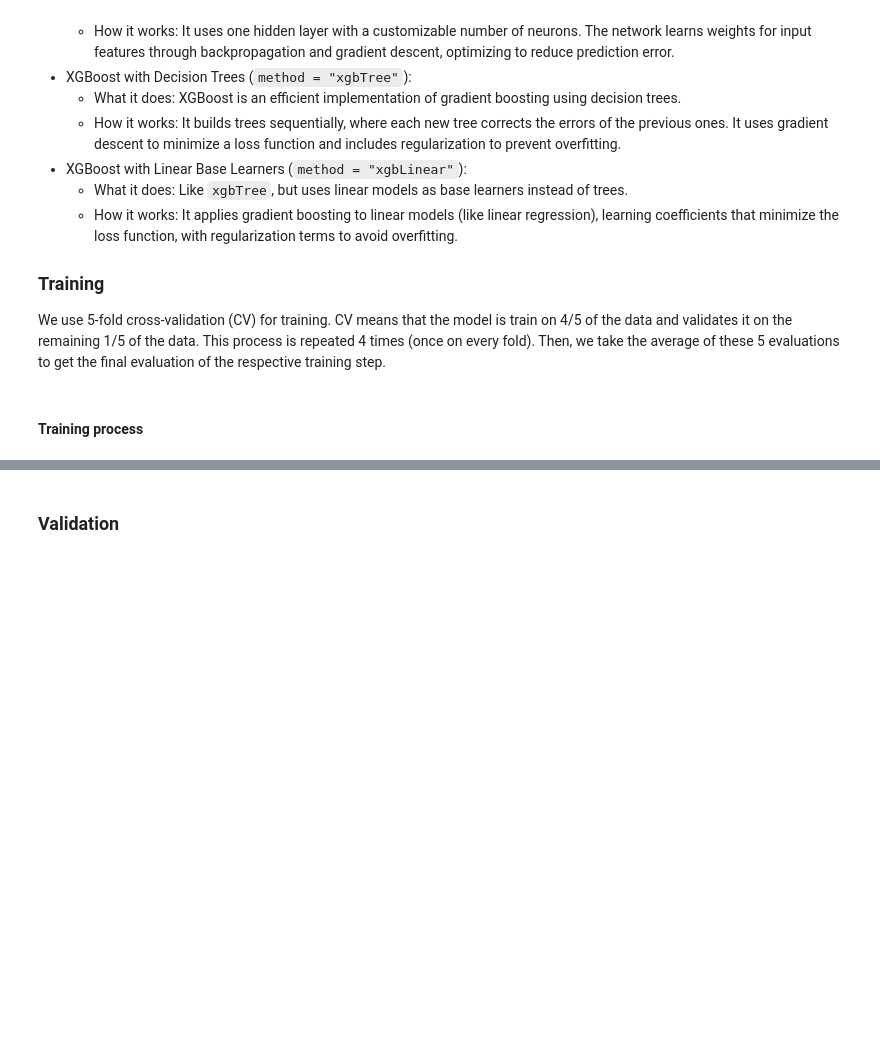
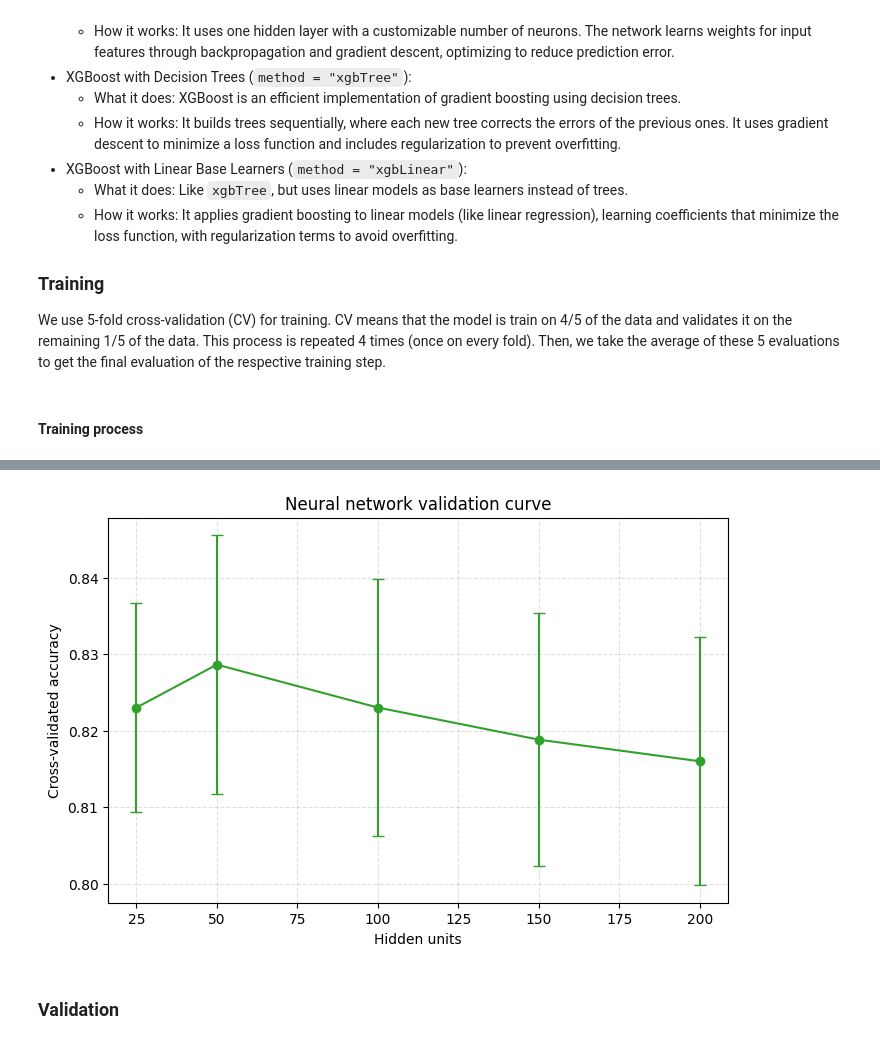
Before and after one commit to ha-pu/data_course, a Jupyter notebook: 4-machine_learning.ipynb, the cells around one changed output, grey strips where cells are left out. Drawn from its saved outputs; the diff is of its cells as text; code cells hidden in the pictures; blank space fills up the shorter version.

```diff
--- a/4-machine_learning.ipynb
+++ b/4-machine_learning.ipynb
@@ -441,2 +392,33 @@ plt.show()
+# %%
+hidden_units = [(25,), (50,), (100,), (150,), (200,)]
+train_scores, test_scores = validation_curve(
+    models["nnet"],
+    X_train,
+    y_train_enc,
+    param_name="hidden_layer_sizes",
+    param_range=hidden_units,
+    cv=cv,
+    scoring="accuracy",
+    n_jobs=-1,
+)
+test_mean = test_scores.mean(axis=1)
+test_std = test_scores.std(axis=1)
+
+plt.figure(figsize=(8, 5))
+plt.errorbar(
+    [h[0] for h in hidden_units],
+    test_mean,
+    yerr=test_std,
+    fmt="o-",
+    capsize=4,
+    color="#33a02c",
+)
+plt.xlabel("Hidden units")
+plt.ylabel("Cross-validated accuracy")
+plt.title("Neural network validation curve")
+plt.grid(True, linestyle="--", alpha=0.4)
+plt.show()
+# %% [output]
+[figure, added]
 # %% [markdown]
 ### Validation
```
Also changed, not shown: parts of 39 cells of this notebook.
